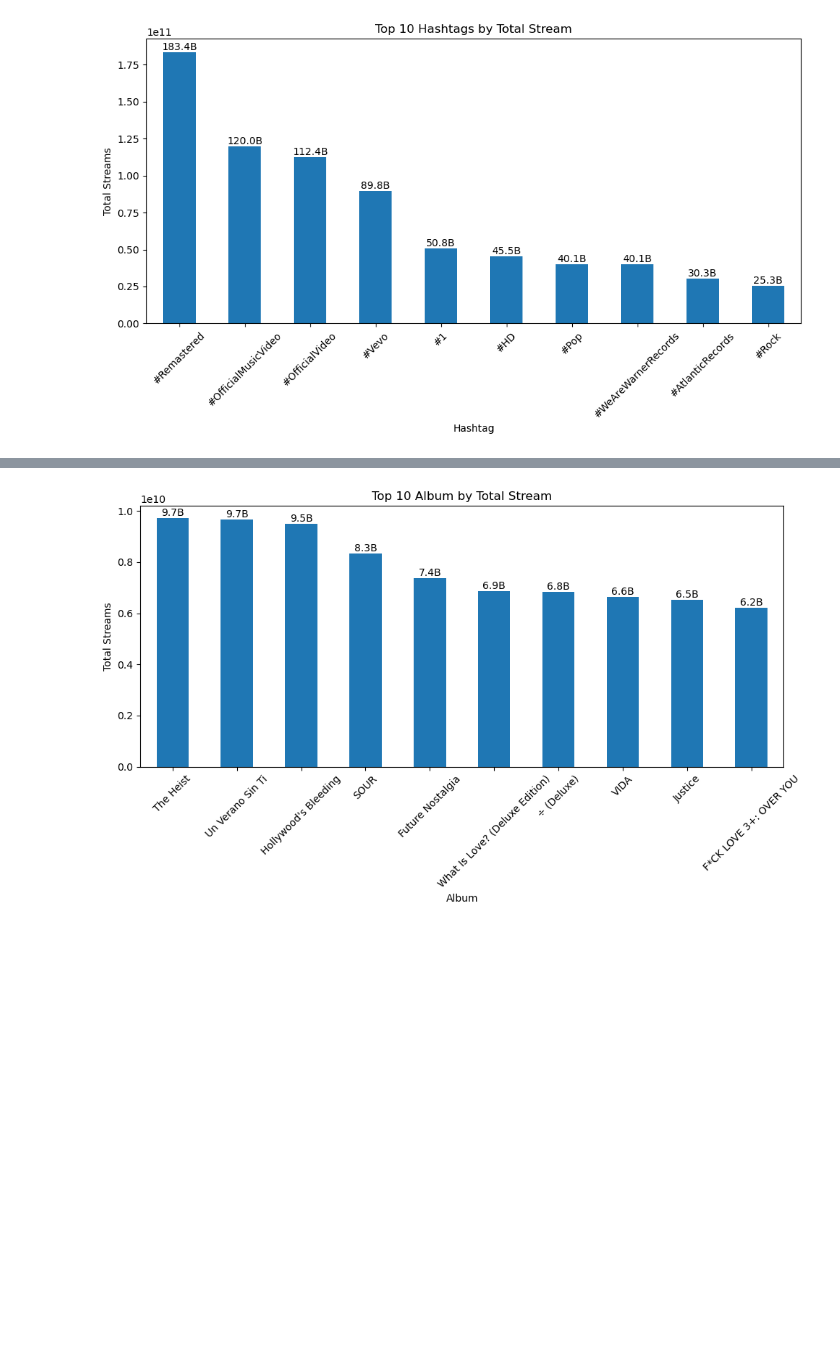
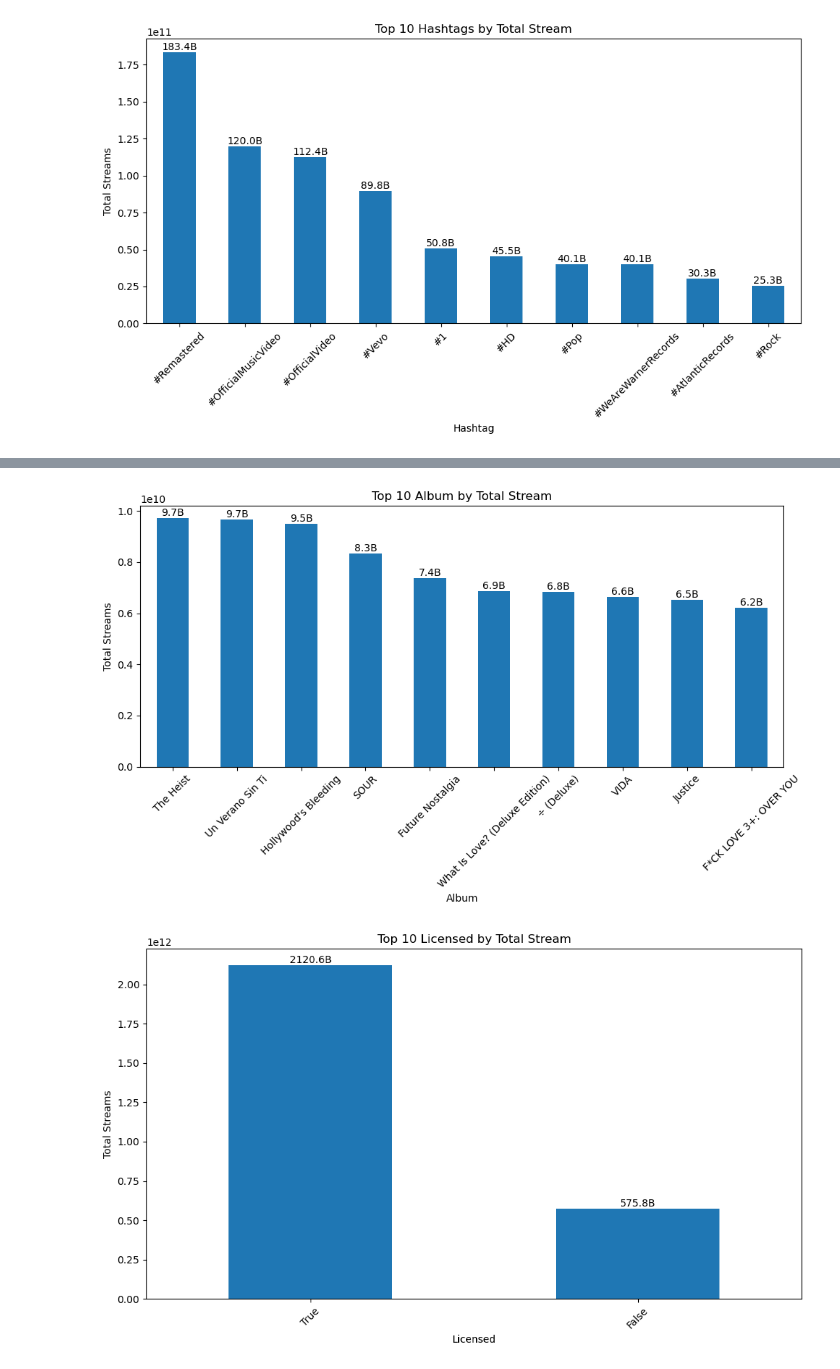
Before and after one commit to FlazeFy2/DS_Spotify-YouTube-Data, a Jupyter notebook: exploratory data analysis-bar.ipynb, the cells around one changed output, grey strips where cells are left out. Cells and saved outputs as stored; diff of their text form; code cells hidden in the pictures; blank space fills up the shorter version.

```diff
--- a/exploratory data analysis-bar.ipynb
+++ b/exploratory data analysis-bar.ipynb
@@ -191,7 +191,7 @@ import numpy as np
 import re
 
 # Exploratory Data Analysis (EDA) - Bar Chart Top 10 Artist / Album by Total Stream
-target_col = ['Artist','Album']
+target_col = ['Artist','Album','Licensed','Channel']
 
 for dt in target_col:
     df = pd.read_csv("Spotify Youtube Dataset.csv")
@@ -204,30 +204,31 @@ for dt in target_col:
         .sort_values(ascending=False)
         .head(10)
     )
 
     # Format function for numbers
     def format_number(n):
         if n >= 1_000_000_000:
             return f"{n/1_000_000_000:.1f}B"
         elif n >= 1_000_000:
             return f"{n/1_000_000:.1f}M"
         elif n >= 1_000:
             return f"{n/1_000:.1f}K"
         else:
             return str(n)
 
     # Bar Chart
     plt.figure(figsize=(10, 6))
     ax = df.plot(kind='bar')
     # Add label
     for i, value in enumerate(df):
         plt.text(i, value, format_number(value), ha='center', va='bottom')
     plt.title(f"Top 10 {dt} by Total Stream")
     plt.xlabel(dt)
     plt.ylabel("Total Streams")
     plt.xticks(rotation=45)
     plt.tight_layout()
     plt.show()
 # %% [output]
 [figure]
 [figure]
+[figure, added]
```
Also changed, not shown: parts of 1 cell of this notebook, 1 other file.
